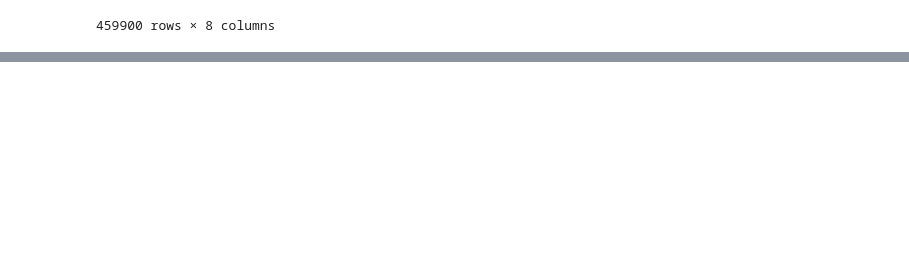
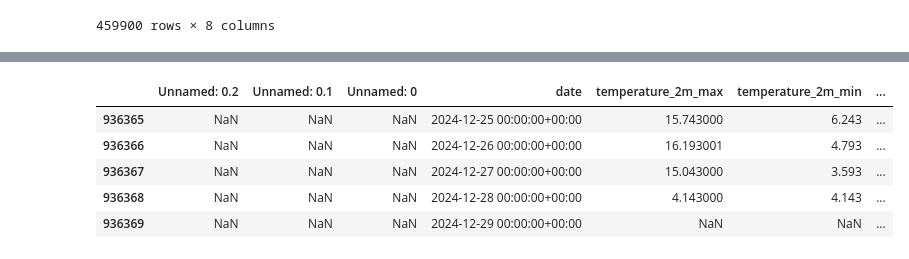
Before and after one commit to eleshuk/GDS-final-project, a Jupyter notebook: src/data/weather_data/20241228_get_weather_data.ipynb, the cells around one changed output, grey strips where cells are left out. Drawn from its saved outputs; the diff is of its cells as text; code cells hidden in the pictures; blank space fills up the shorter version.

```diff
--- a/src/data/weather_data/20241228_get_weather_data.ipynb
+++ b/src/data/weather_data/20241228_get_weather_data.ipynb
@@ -265,0 +300,5 @@ combined_df.to_csv(processed_data, index=True)
+# %%
+# Read in partial data from today
+raw_data_filepath = config['top_level']
+partial_data_filepath = raw_data_filepath+"data/raw/Weather/20241229_partial_municipalities_data_combined.csv"
+partial_data = pd.read_csv(partial_data_filepath, index_col=None)
@@ -265,0 +414,12 @@ combined_df.to_csv(processed_data, index=True)
+# %%
+# Combine with existing data
+combined_df = pd.concat([partial_data, all_daily_data], ignore_index=True)
+# %%
+combined_df.tail()
+# %% [output]
+|  | Unnamed: 0.2 | Unnamed: 0.1 | Unnamed: 0 | date | temperature_2m_max | temperature_2m_min | ... |
+| 936365 | NaN | NaN | NaN | 2024-12-25 00:00:00+00:00 | 15.743000 | 6.243 | ... |
+| 936366 | NaN | NaN | NaN | 2024-12-26 00:00:00+00:00 | 16.193001 | 4.793 | ... |
+| 936367 | NaN | NaN | NaN | 2024-12-27 00:00:00+00:00 | 15.043000 | 3.593 | ... |
+| 936368 | NaN | NaN | NaN | 2024-12-28 00:00:00+00:00 | 4.143000 | 4.143 | ... |
+| 936369 | NaN | NaN | NaN | 2024-12-29 00:00:00+00:00 | NaN | NaN | ... |
```
Also changed, not shown: parts of 12 cells of this notebook, 4 other files.
